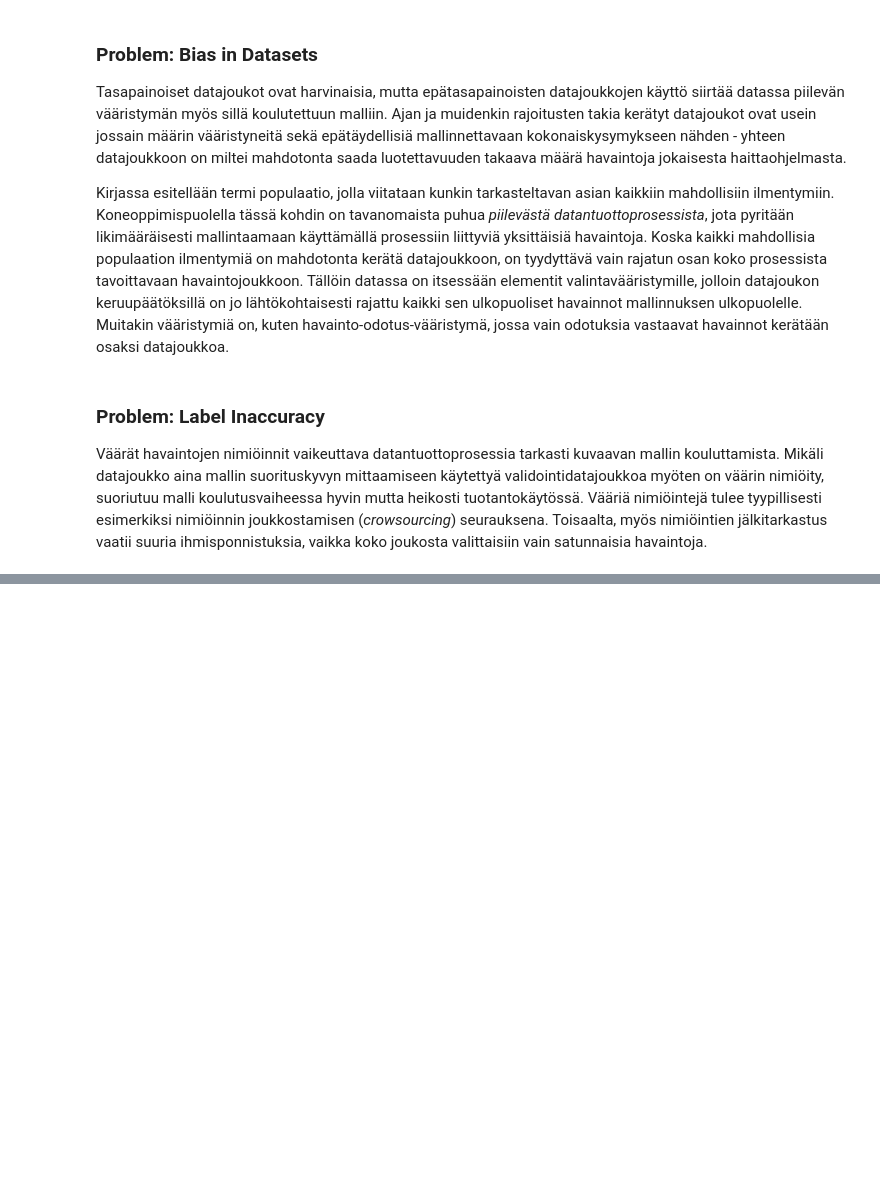
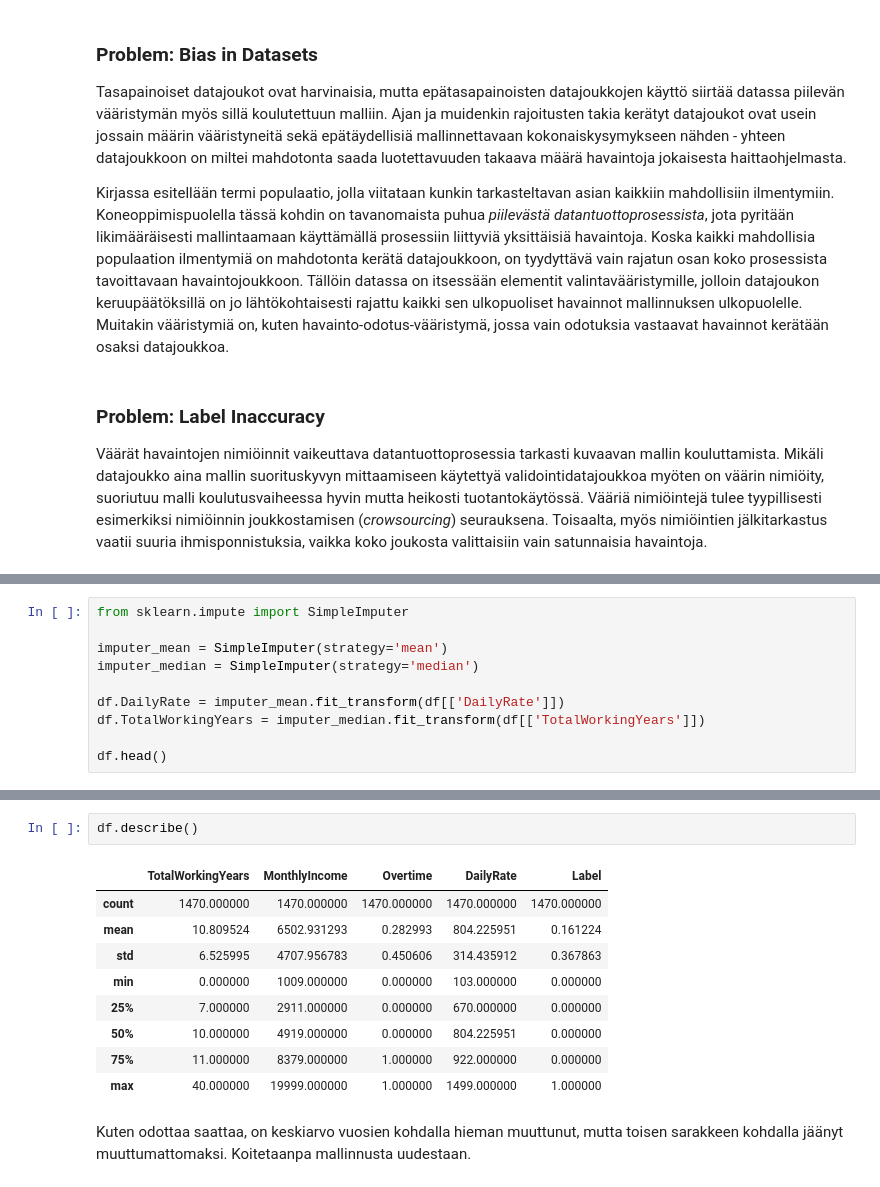
Before and after one commit to karmus89/machine-learning-and-security, a Jupyter notebook: 07. Production Systems.ipynb, the cells around one changed output, grey strips where cells are left out. Saved outputs shown, nothing was run; the diff lists cells and outputs as text; blank space fills up the shorter version.

```diff
--- a/07. Production Systems.ipynb
+++ b/07. Production Systems.ipynb
@@ -58,0 +159,10 @@ Esiteltyihin ongelmiin on joitakin ratkaisuja. Tärkeintä on ymmärtää, että
+# %%
+from sklearn.impute import SimpleImputer
+
+imputer_mean = SimpleImputer(strategy='mean')
+imputer_median = SimpleImputer(strategy='median')
+
+df.DailyRate = imputer_mean.fit_transform(df[['DailyRate']])
+df.TotalWorkingYears = imputer_median.fit_transform(df[['TotalWorkingYears']])
+
+df.head()
@@ -58,0 +176,14 @@ Esiteltyihin ongelmiin on joitakin ratkaisuja. Tärkeintä on ymmärtää, että
+# %%
+df.describe()
+# %% [output]
+|  | TotalWorkingYears | MonthlyIncome | Overtime | DailyRate | Label |
+| count | 1470.000000 | 1470.000000 | 1470.000000 | 1470.000000 | 1470.000000 |
+| mean | 10.809524 | 6502.931293 | 0.282993 | 804.225951 | 0.161224 |
+| std | 6.525995 | 4707.956783 | 0.450606 | 314.435912 | 0.367863 |
+| min | 0.000000 | 1009.000000 | 0.000000 | 103.000000 | 0.000000 |
+| 25% | 7.000000 | 2911.000000 | 0.000000 | 670.000000 | 0.000000 |
+| 50% | 10.000000 | 4919.000000 | 0.000000 | 804.225951 | 0.000000 |
+| 75% | 11.000000 | 8379.000000 | 1.000000 | 922.000000 | 0.000000 |
+| max | 40.000000 | 19999.000000 | 1.000000 | 1499.000000 | 1.000000 |
+# %% [markdown]
+Kuten odottaa saattaa, on keskiarvo vuosien kohdalla hieman muuttunut, mutta toisen sarakkeen kohdalla jäänyt muuttumattomaksi. Koitetaanpa mallinnusta uudestaan.
```
Also changed, not shown: parts of 23 cells of this notebook, 1 other file.
